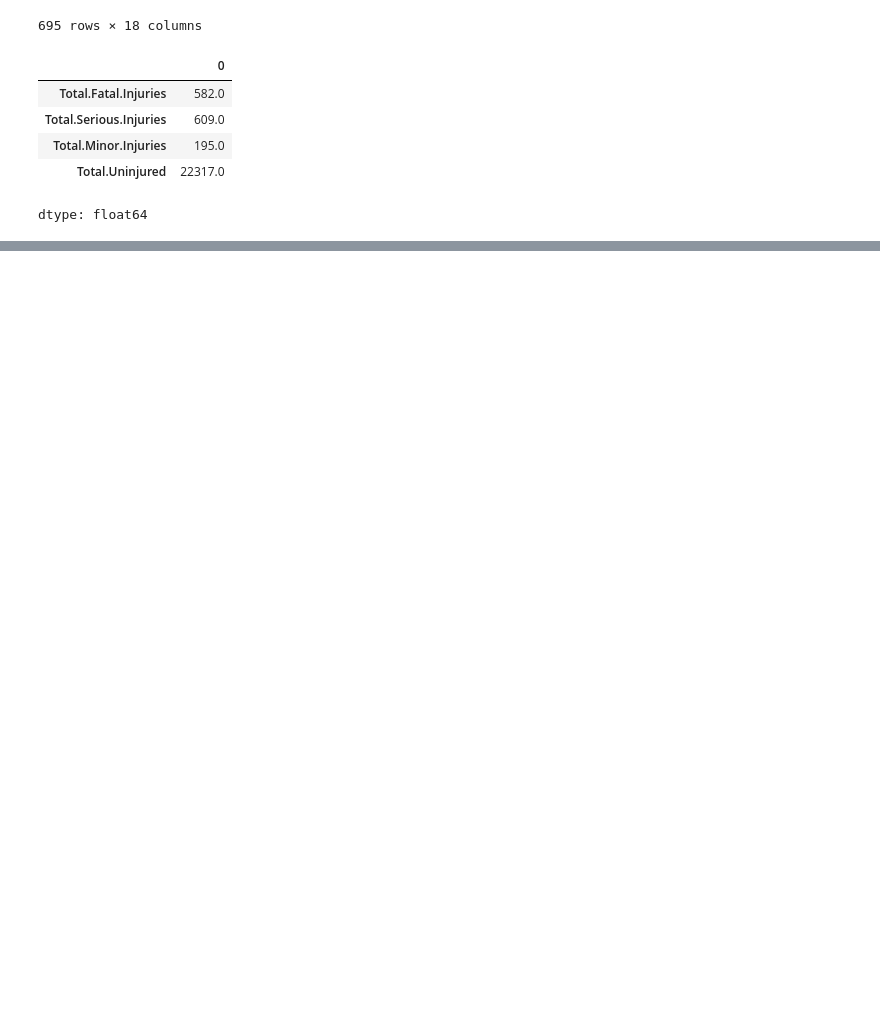
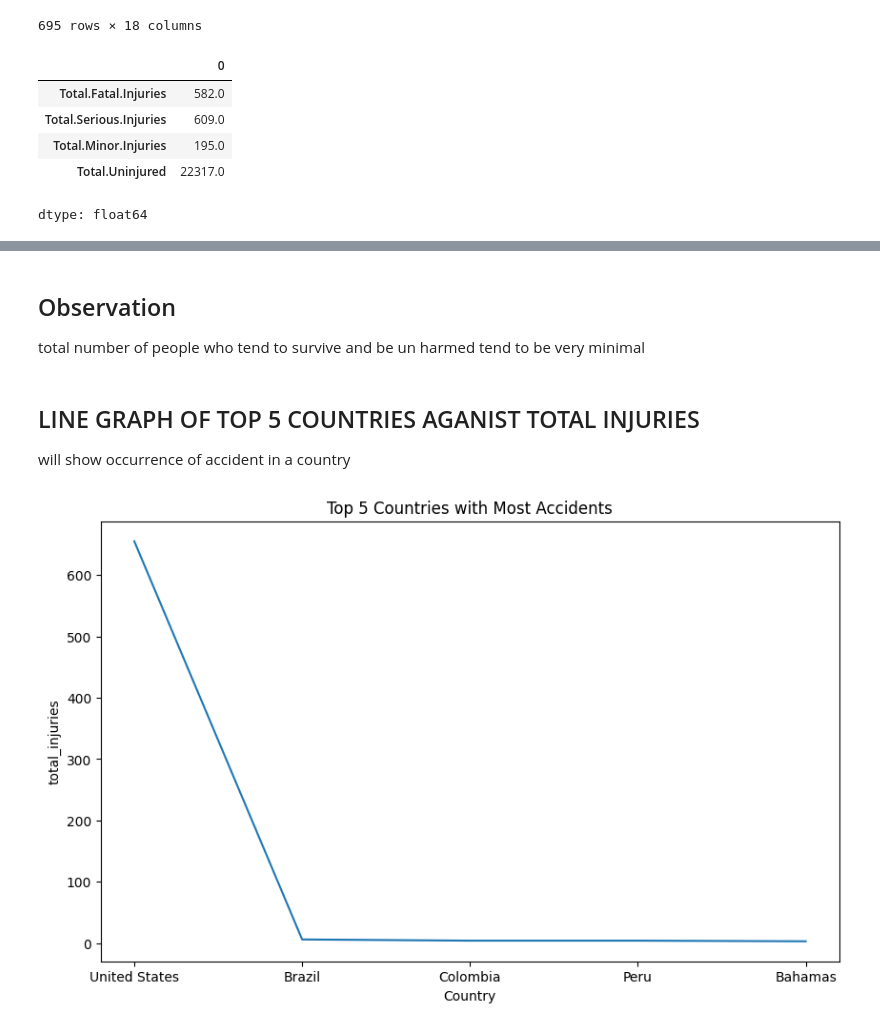
Before and after one commit to derrick4411/dsc-phase-1-project-v3, a Jupyter notebook: student.ipynb, the cells around one changed output, grey strips where cells are left out. Cells and saved outputs as stored; diff of their text form; code cells hidden in the pictures; blank space fills up the shorter version.

```diff
--- a/student.ipynb
+++ b/student.ipynb
@@ -290,0 +337,17 @@ dtype: float64
+# %% [markdown]
+## Observation
+total number of people who tend to survive and be un harmed tend to be very minimal
+# %% [markdown]
+## LINE GRAPH OF TOP 5 COUNTRIES AGANIST TOTAL INJURIES
+will show occurrence of accident in  a country
+# %%
+#line graph of accident in a country
+top_5_countries = df['Country'].value_counts().head(5)
+plt.figure(figsize=(10, 6))
+plt.plot(top_5_countries)
+plt.title('Top 5 Countries with Most Accidents')
+plt.xlabel('Country')
+plt.ylabel("total_injuries")
+plt.show()
+# %% [output]
+[figure, added]
```
Also changed, not shown: parts of 10 cells of this notebook.
